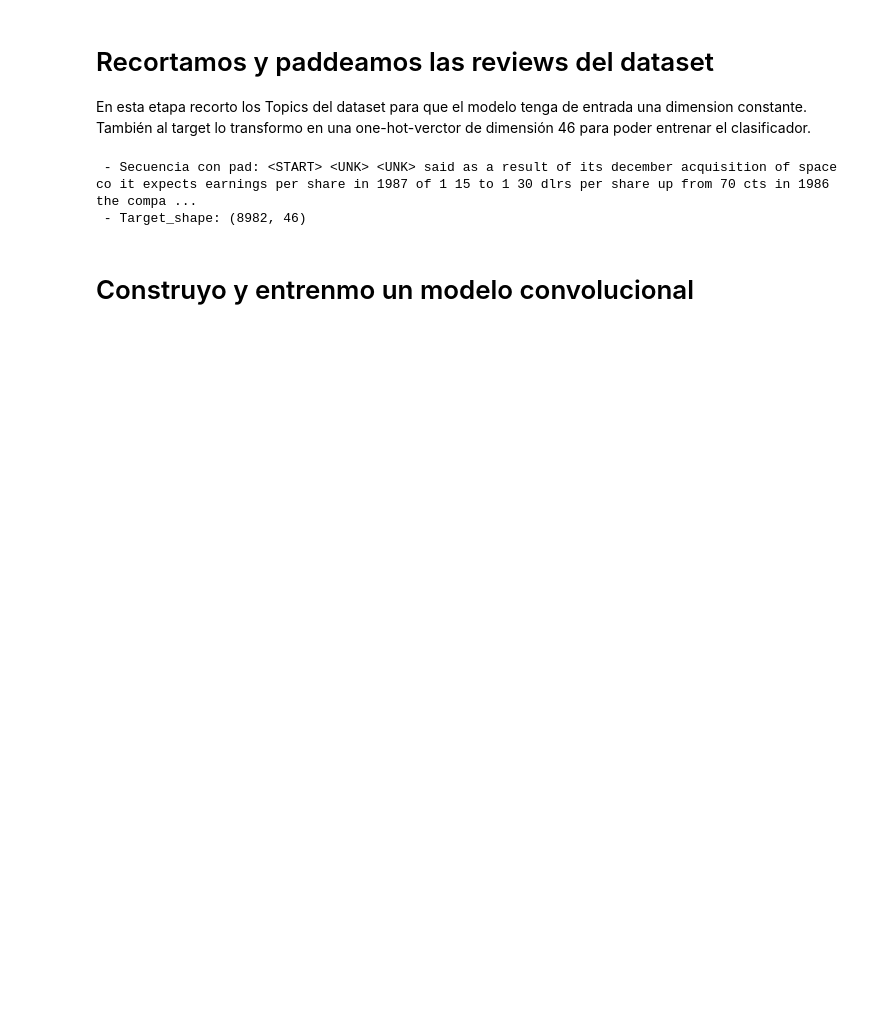
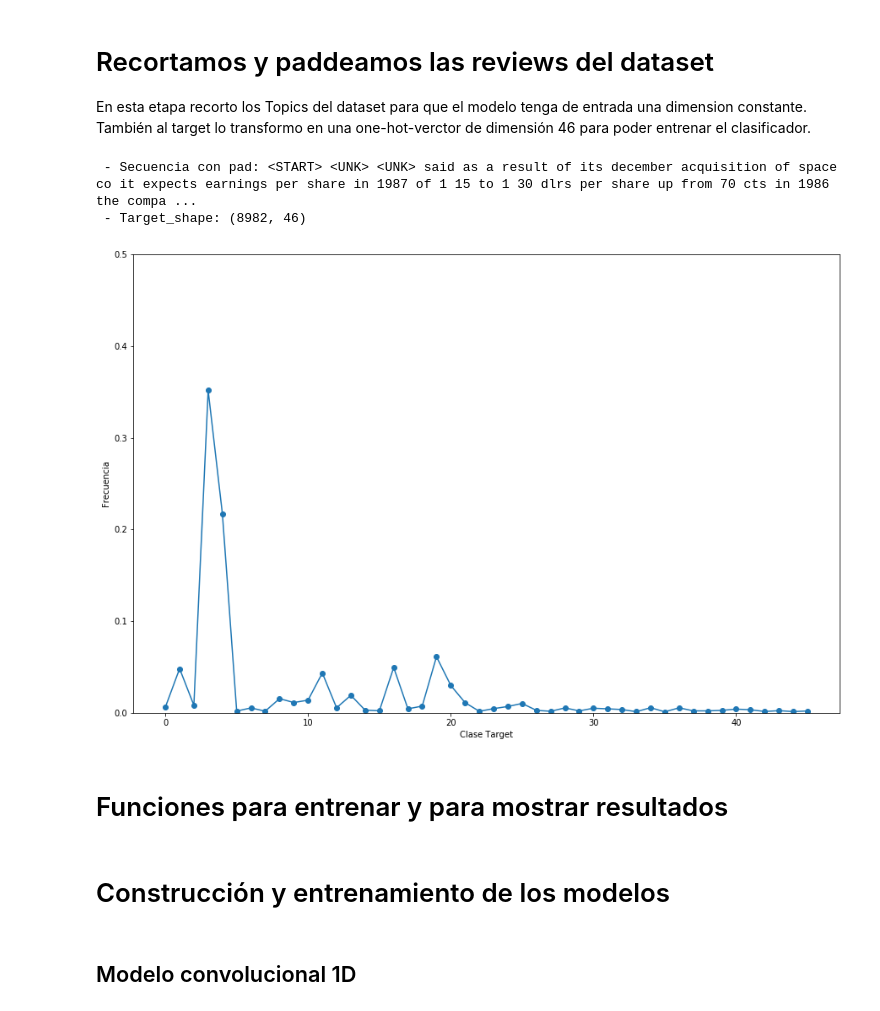
Before and after one commit to socom20/word_vectors, a Jupyter notebook: word_vectors.ipynb, the cells around one changed output. Cells and saved outputs as stored; diff of their text form; code cells hidden in the pictures; blank space fills up the shorter version.

```diff
--- a/word_vectors.ipynb
+++ b/word_vectors.ipynb
@@ -158,20 +162,32 @@ plt.show()
 
 En esta etapa recorto los Topics del dataset para que el modelo tenga de entrada una dimension constante. También al target lo transformo en una one-hot-verctor de dimensión 46 para poder entrenar el clasificador.
 # %%
-MAX_SEQ_LEN = 200
+MAX_SEQ_LEN = 300
 
 for ds in [ds_trn, ds_tst]:
     ds['input_pad'] = keras.preprocessing.sequence.pad_sequences(ds['input'],
                                                              maxlen=MAX_SEQ_LEN,
                                                              padding='post',
                                                              value=0)
 
     ds['target_oh'] = keras.utils.to_categorical(ds['target'])
 
 print(' - Secuencia con pad:', ' '.join( [id_to_word[i] for i in ds_trn['input_pad'][0]]) )
 print(' - Target_shape:',ds_trn['target_oh'].shape )
+
+
+
+f, axes = plt.subplots(1,1, figsize=(15,10))
+
+ax = axes
+ax.plot( ds_trn['target_oh'].mean(axis=0), '-o')
+ax.set_xlabel('Clase Target')
+ax.set_ylabel('Frecuencia')
+ax.set_ylim((0,0.5))
+plt.show()
 # %% [output]
  - Secuencia con pad: <START> <UNK> <UNK> said as a result of its december acquisition of space co it expects earnings per share in 1987 of 1 15 to 1 30 dlrs per share up from 70 cts in 1986 the compa ...
  - Target_shape: (8982, 46)
+[figure, added]
-# %% [markdown]
-# Construyo y entrenmo un modelo convolucional
+# %% [markdown]
+ # Funciones para entrenar y para mostrar resultados
@@ -178 +291,5 @@ print(' - Target_shape:',ds_trn['target_oh'].shape )
+# %% [markdown]
+# Construcción y entrenamiento de los modelos
+# %% [markdown]
+## Modelo convolucional 1D
 # %%
```
Also changed, not shown: parts of 18 cells of this notebook.
